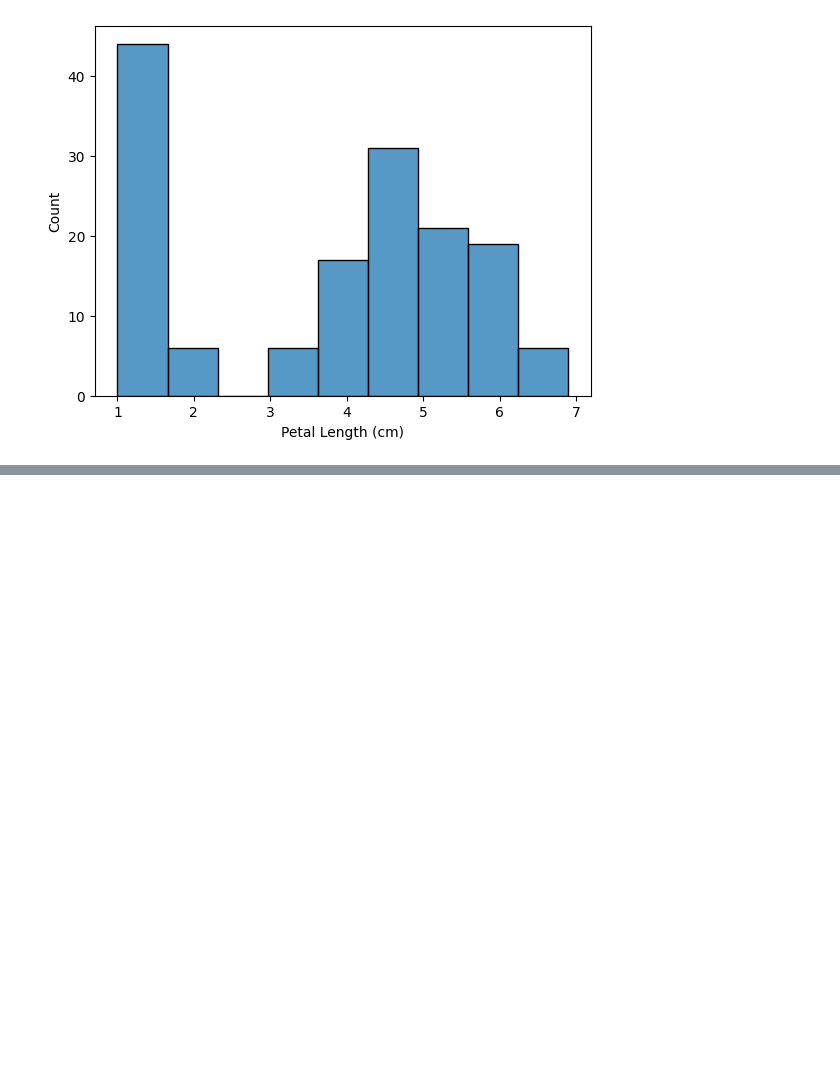
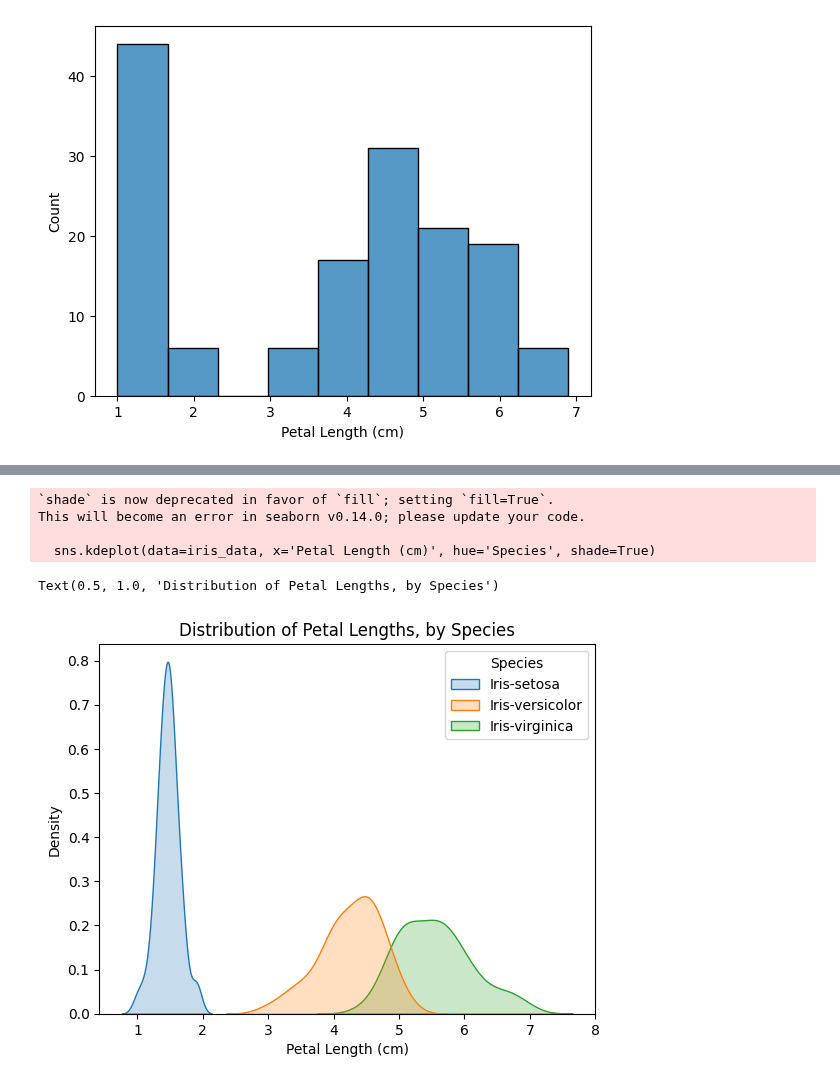
Before and after one commit to Sarah-Manzoor-158/Machine-learning-course, a Jupyter notebook: Untitled13.ipynb, the cells around one changed output, grey strips where cells are left out. Saved outputs shown, nothing was run; the diff lists cells and outputs as text; code cells hidden in the pictures; blank space fills up the shorter version.

```diff
--- a/Untitled13.ipynb
+++ b/Untitled13.ipynb
@@ -217,0 +238,12 @@ sns.histplot(iris_data['Petal Length (cm)'])
+# %%
+
+sns.kdeplot(data=iris_data, x='Petal Length (cm)', hue='Species', shade=True)
+
+plt.title("Distribution of Petal Lengths, by Species")
+# %% [output]
+`shade` is now deprecated in favor of `fill`; setting `fill=True`.
+This will become an error in seaborn v0.14.0; please update your code.
+
+  sns.kdeplot(data=iris_data, x='Petal Length (cm)', hue='Species', shade=True)
+Text(0.5, 1.0, 'Distribution of Petal Lengths, by Species')
+[figure, added]
```
Also changed, not shown: parts of 9 cells of this notebook.
